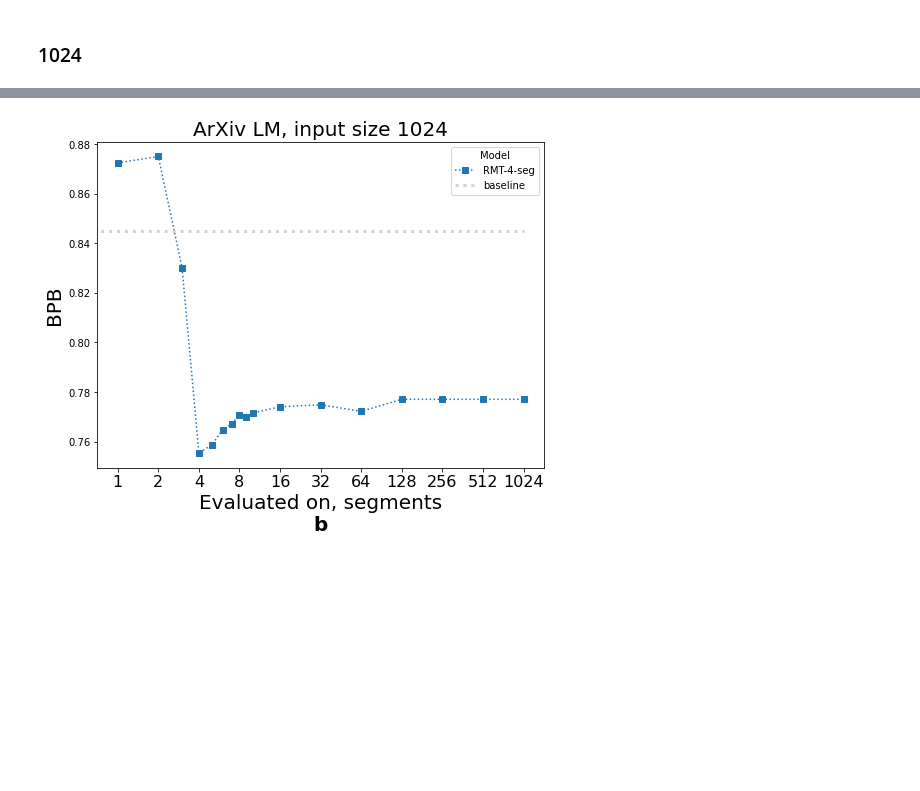
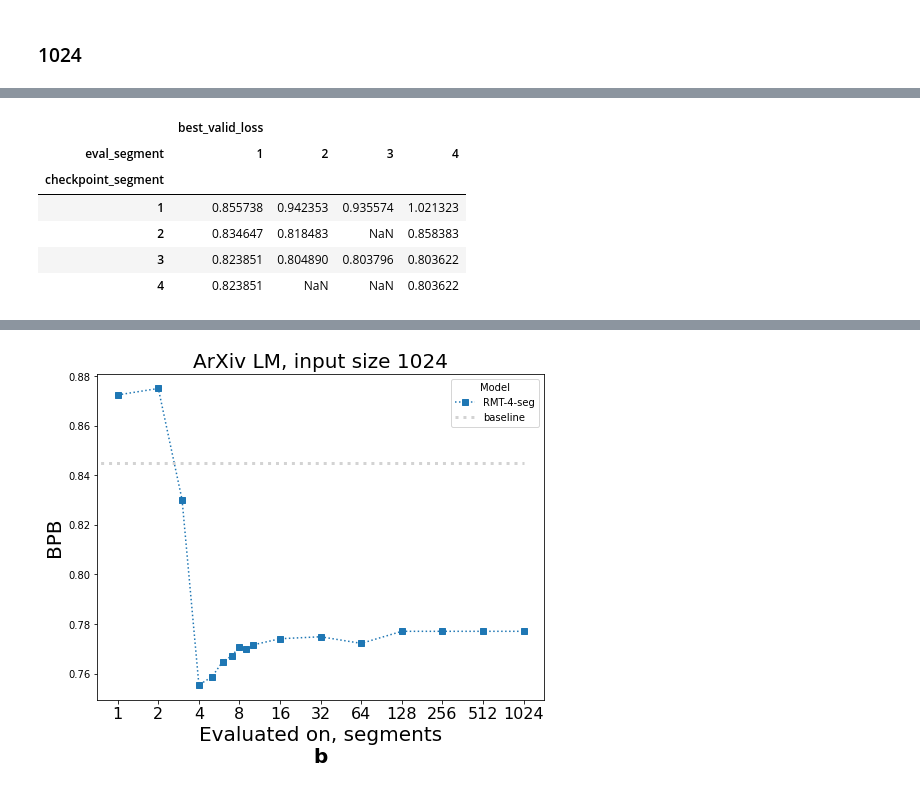
Before and after one commit to pansershrek/recurrent-memory-transformer, a Jupyter notebook: notebooks/interpret_results_decoder_shortpaper_continue.ipynb, the cells around one changed output, grey strips where cells are left out. Saved outputs shown, nothing was run; the diff lists cells and outputs as text; code cells hidden in the pictures; blank space fills up the shorter version.

```diff
--- a/notebooks/interpret_results_decoder_shortpaper_continue.ipynb
+++ b/notebooks/interpret_results_decoder_shortpaper_continue.ipynb
@@ -105,0 +145,10 @@ bpb(3.469), bpb(2.213)
+# %%
+table.apply(bpb)
+# %% [output]
+|  | best_valid_loss |  |  |  |
+| eval_segment | 1 | 2 | 3 | 4 |
+| checkpoint_segment |  |  |  |  |
+| 1 | 0.855738 | 0.942353 | 0.935574 | 1.021323 |
+| 2 | 0.834647 | 0.818483 | NaN | 0.858383 |
+| 3 | 0.823851 | 0.804890 | 0.803796 | 0.803622 |
+| 4 | 0.823851 | NaN | NaN | 0.803622 |
```
Also changed, not shown: parts of 8 cells of this notebook, 25 other files.
